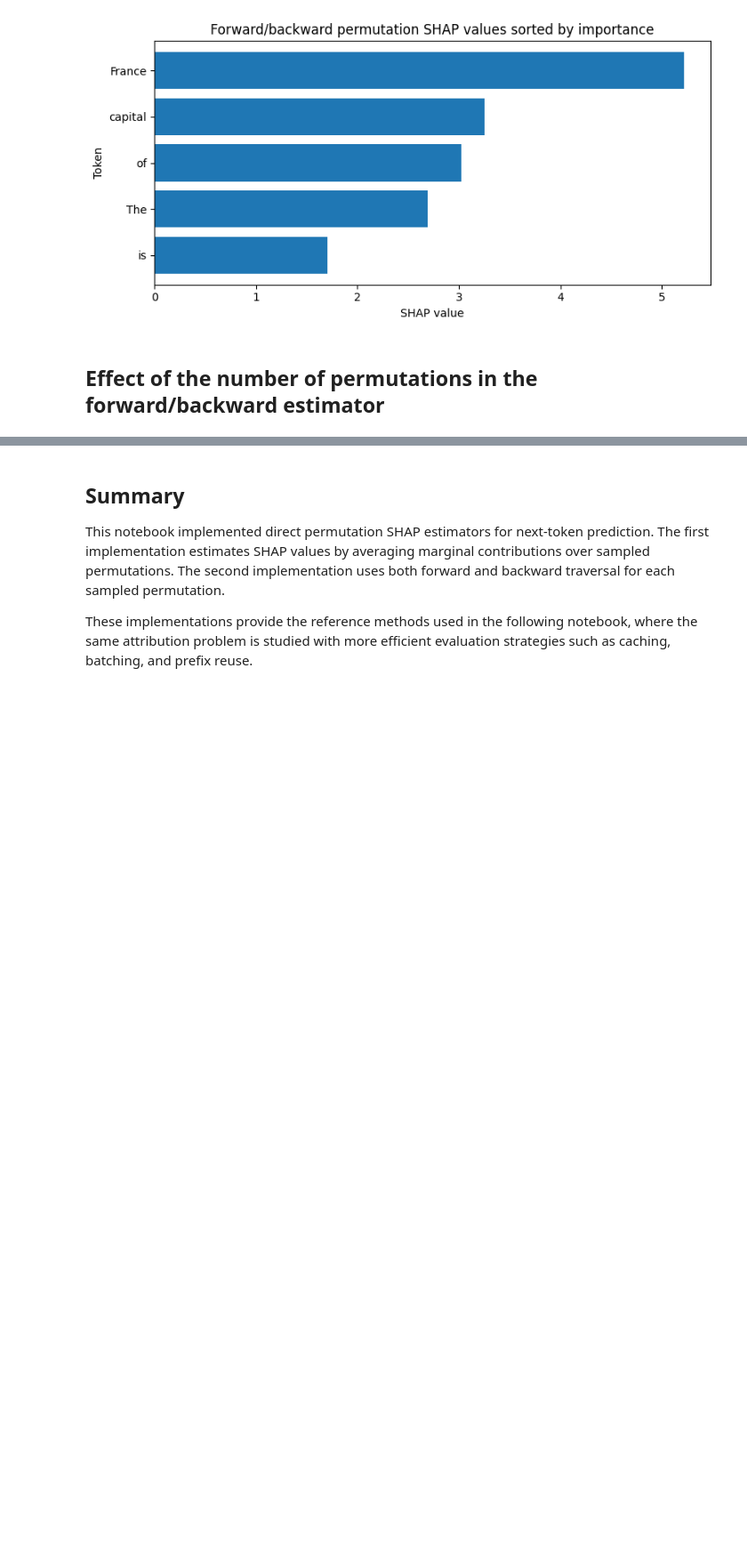
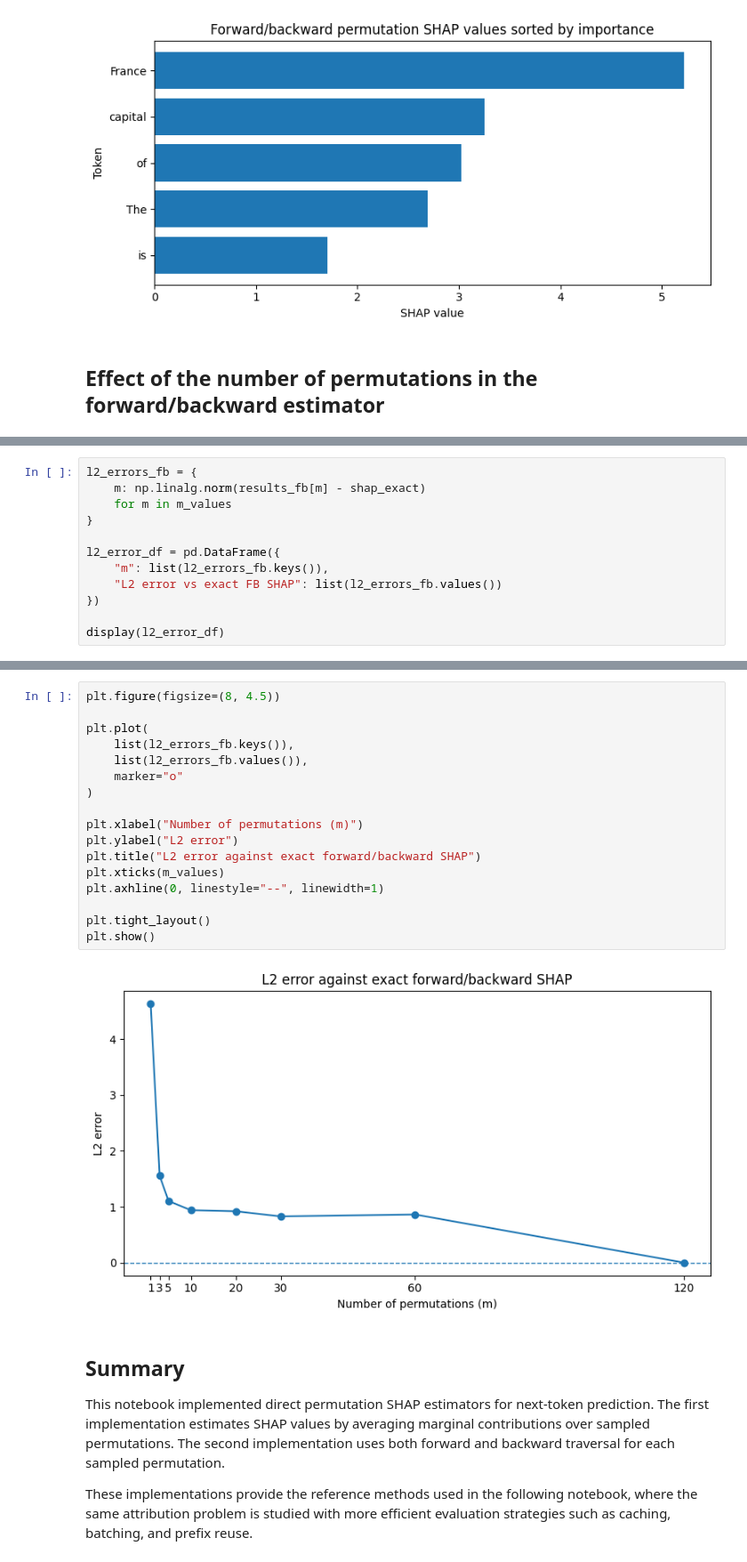
Before and after one commit to diego-rsuarez-data/tfm-shap-llms, a Jupyter notebook: notebooks/03_permutation_shap_next_token_prediction.ipynb, the cells around one changed output, grey strips where cells are left out. Shown at 89% size. Saved outputs shown, nothing was run; the diff lists cells and outputs as text; blank space fills up the shorter version.

```diff
--- a/notebooks/03_permutation_shap_next_token_prediction.ipynb
+++ b/notebooks/03_permutation_shap_next_token_prediction.ipynb
@@ -495,0 +522,12 @@ plt.show()
+# %%
+l2_errors_fb = {
+    m: np.linalg.norm(results_fb[m] - shap_exact)
+    for m in m_values
+}
+
+l2_error_df = pd.DataFrame({
+    "m": list(l2_errors_fb.keys()),
+    "L2 error vs exact FB SHAP": list(l2_errors_fb.values())
+})
+
+display(l2_error_df)
@@ -496,3 +544,22 @@ plt.show()
+# %%
+plt.figure(figsize=(8, 4.5))
+
+plt.plot(
+    list(l2_errors_fb.keys()),
+    list(l2_errors_fb.values()),
+    marker="o"
+)
+
+plt.xlabel("Number of permutations (m)")
+plt.ylabel("L2 error")
+plt.title("L2 error against exact forward/backward SHAP")
+plt.xticks(m_values)
+plt.axhline(0, linestyle="--", linewidth=1)
+
+plt.tight_layout()
+plt.show()
+# %% [output]
+[figure, added]
 # %% [markdown]
 ## Summary
 
```
Also changed, not shown: parts of 5 cells of this notebook.
